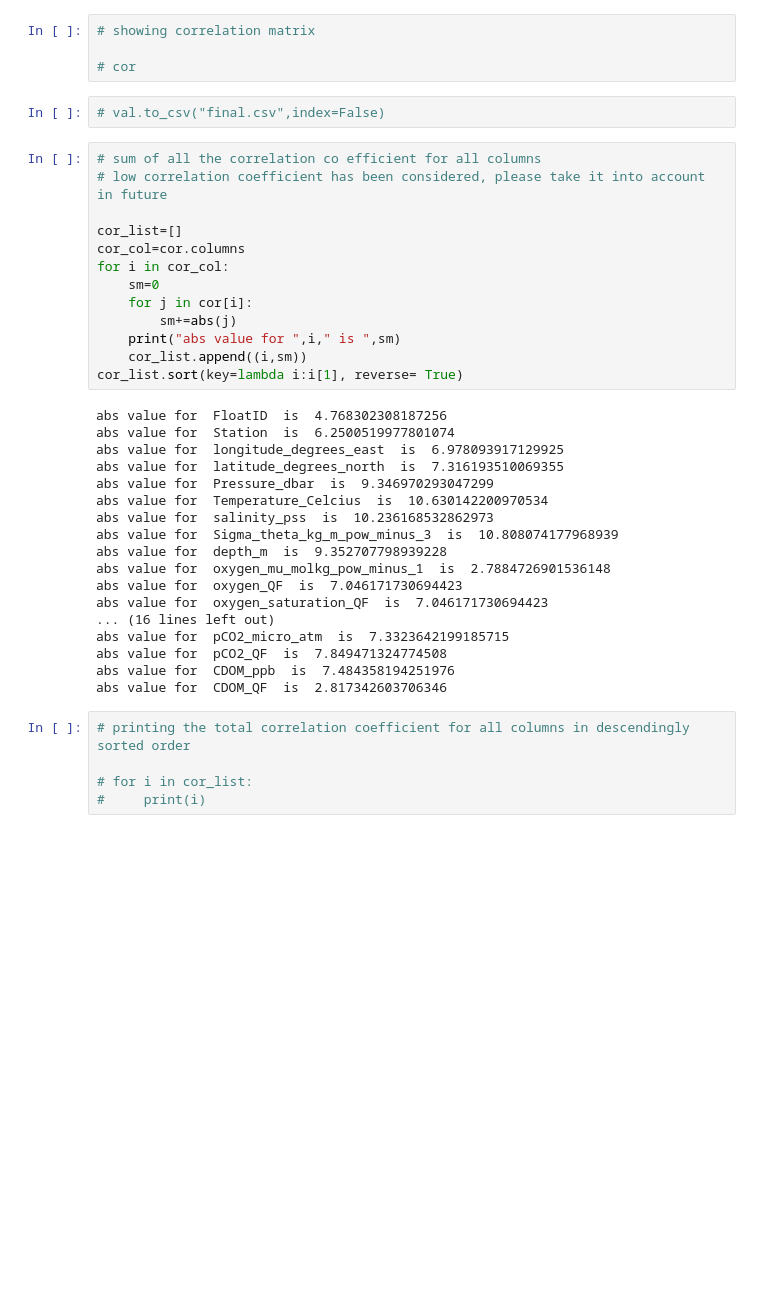
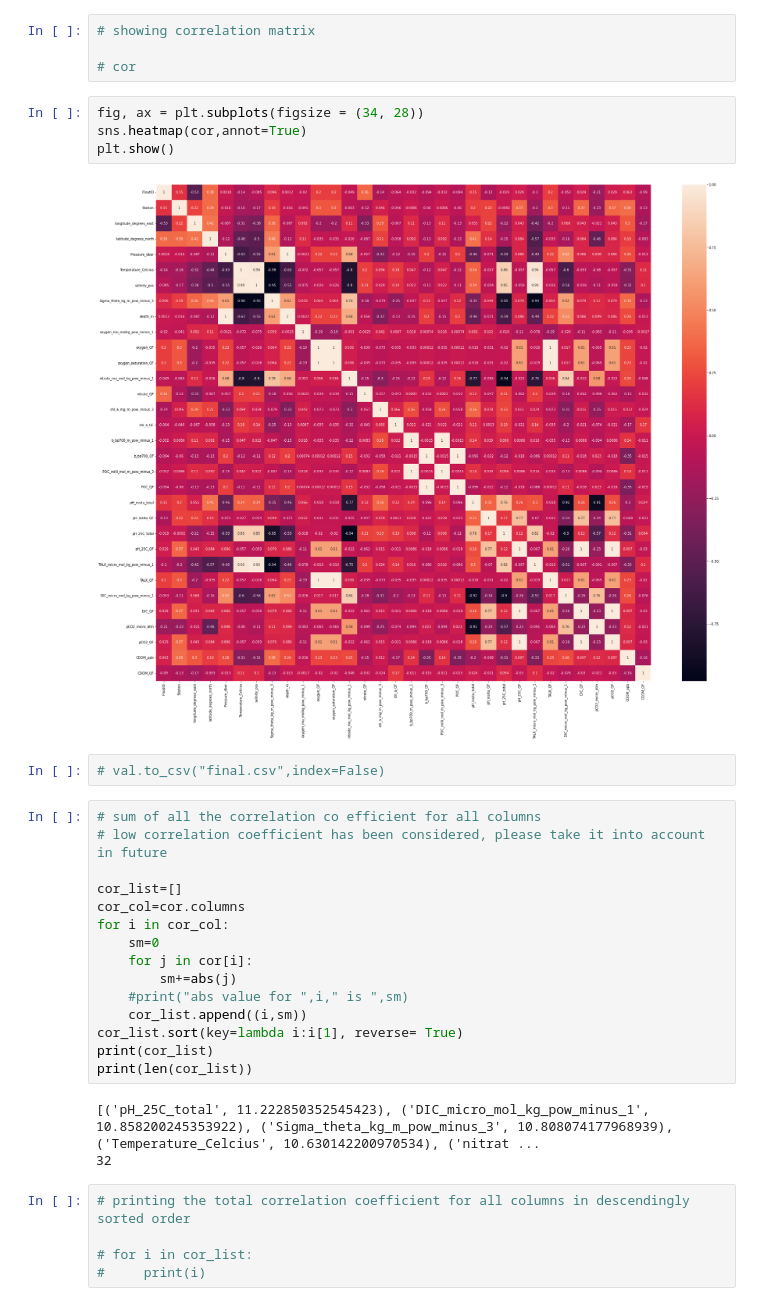
Before and after one commit to asif-saad/Analysis-of-Ocean-Climate, a Jupyter notebook: main.ipynb, the cells around one changed output. Cells and saved outputs as stored; diff of their text form; blank space fills up the shorter version.

```diff
--- a/main.ipynb
+++ b/main.ipynb
@@ -253,6 +253,12 @@ cor=val.corr(method="pearson")
 # showing correlation matrix
 
 # cor
+# %%
+fig, ax = plt.subplots(figsize = (34, 28))
+sns.heatmap(cor,annot=True)
+plt.show()
+# %% [output]
+[figure, added]
 # %%
 # val.to_csv("final.csv",index=False)
 # %%
@@ -265,27 +271,14 @@ for i in cor_col:
     sm=0
     for j in cor[i]:
         sm+=abs(j)
-    print("abs value for ",i," is ",sm)
+    #print("abs value for ",i," is ",sm)
     cor_list.append((i,sm))
 cor_list.sort(key=lambda i:i[1], reverse= True)
+print(cor_list)
+print(len(cor_list))
 # %% [output]
-abs value for  FloatID  is  4.768302308187256
-abs value for  Station  is  6.2500519977801074
-abs value for  longitude_degrees_east  is  6.978093917129925
-abs value for  latitude_degrees_north  is  7.316193510069355
-abs value for  Pressure_dbar  is  9.346970293047299
-abs value for  Temperature_Celcius  is  10.630142200970534
-abs value for  salinity_pss  is  10.236168532862973
-abs value for  Sigma_theta_kg_m_pow_minus_3  is  10.808074177968939
-abs value for  depth_m  is  9.352707798939228
-abs value for  oxygen_mu_molkg_pow_minus_1  is  2.7884726901536148
-abs value for  oxygen_QF  is  7.046171730694423
-abs value for  oxygen_saturation_QF  is  7.046171730694423
-... (16 lines left out)
-abs value for  pCO2_micro_atm  is  7.3323642199185715
-abs value for  pCO2_QF  is  7.849471324774508
-abs value for  CDOM_ppb  is  7.484358194251976
-abs value for  CDOM_QF  is  2.817342603706346
+[('pH_25C_total', 11.222850352545423), ('DIC_micro_mol_kg_pow_minus_1', 10.858200245353922), ('Sigma_theta_kg_m_pow_minus_3', 10.808074177968939), ('Temperature_Celcius', 10.630142200970534), ('nitrat ...
+32
 # %%
 # printing the total correlation coefficient for all columns in descendingly sorted order
 
```
Also changed, not shown: parts of 2 cells of this notebook, 1 other file.
